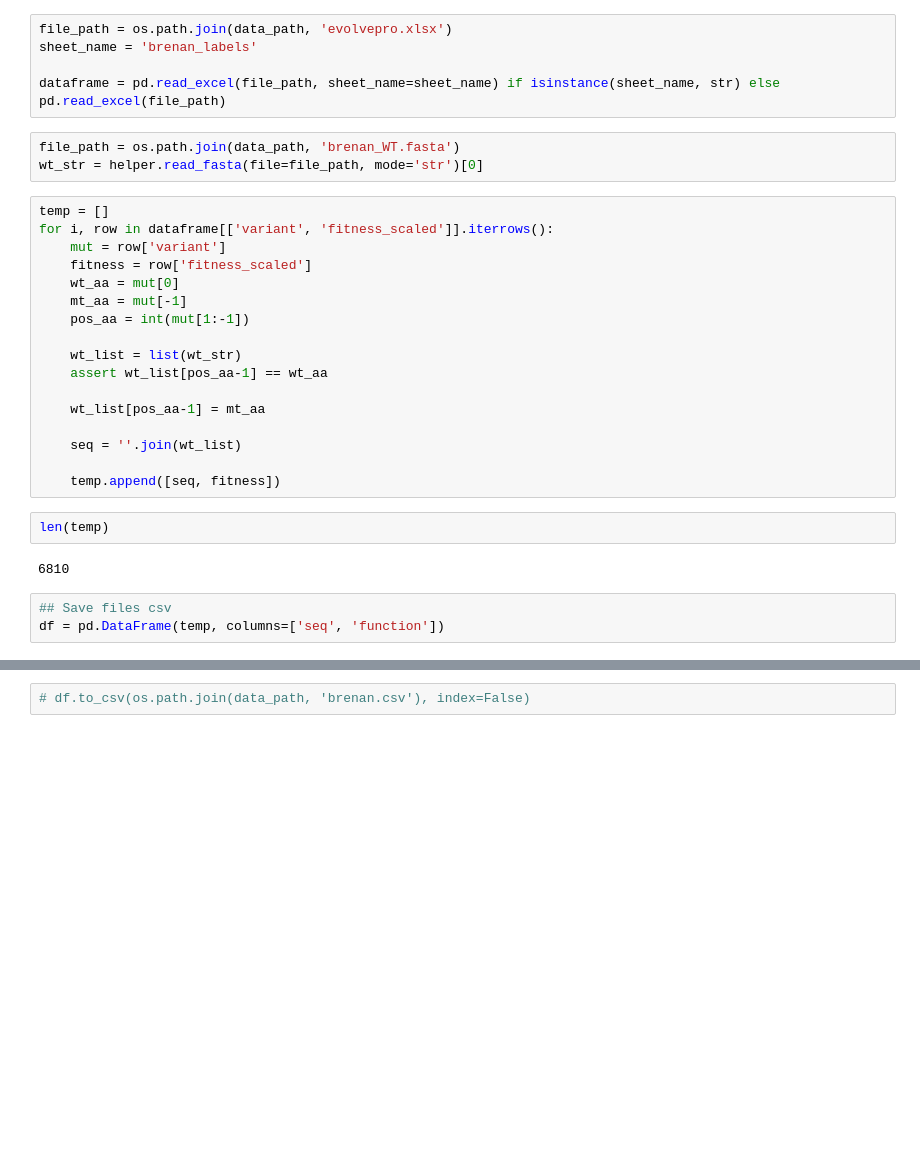
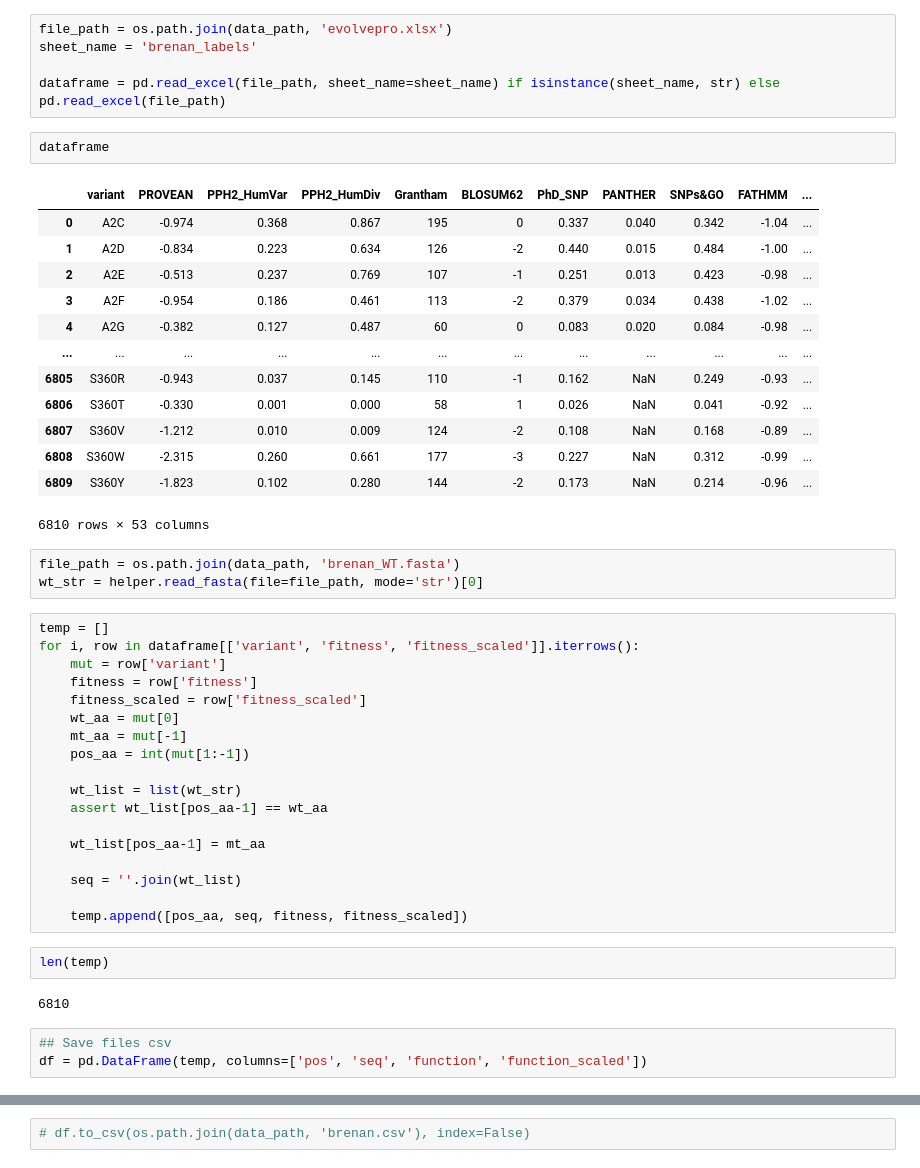
Before and after one commit to kevingeo11/DomainPrediction, a Jupyter notebook: src/AL_Testing/Evolvepro/get_fasta.ipynb, the cells around one changed output, grey strips where cells are left out. Cells and saved outputs as stored; diff of their text form; blank space fills up the shorter version.

```diff
--- a/src/AL_Testing/Evolvepro/get_fasta.ipynb
+++ b/src/AL_Testing/Evolvepro/get_fasta.ipynb
@@ -54,14 +54,31 @@ file_path = os.path.join(data_path, 'evolvepro.xlsx')
 sheet_name = 'brenan_labels'
 
 dataframe = pd.read_excel(file_path, sheet_name=sheet_name) if isinstance(sheet_name, str) else pd.read_excel(file_path)
+# %%
+dataframe
+# %% [output]
+|  | variant | PROVEAN | PPH2_HumVar | PPH2_HumDiv | Grantham | BLOSUM62 | PhD_SNP | PANTHER | SNPs&GO | FATHMM | ... |
+| 0 | A2C | -0.974 | 0.368 | 0.867 | 195 | 0 | 0.337 | 0.040 | 0.342 | -1.04 | ... |
+| 1 | A2D | -0.834 | 0.223 | 0.634 | 126 | -2 | 0.440 | 0.015 | 0.484 | -1.00 | ... |
+| 2 | A2E | -0.513 | 0.237 | 0.769 | 107 | -1 | 0.251 | 0.013 | 0.423 | -0.98 | ... |
+| 3 | A2F | -0.954 | 0.186 | 0.461 | 113 | -2 | 0.379 | 0.034 | 0.438 | -1.02 | ... |
+| 4 | A2G | -0.382 | 0.127 | 0.487 | 60 | 0 | 0.083 | 0.020 | 0.084 | -0.98 | ... |
+| ... | ... | ... | ... | ... | ... | ... | ... | ... | ... | ... | ... |
+| 6805 | S360R | -0.943 | 0.037 | 0.145 | 110 | -1 | 0.162 | NaN | 0.249 | -0.93 | ... |
+| 6806 | S360T | -0.330 | 0.001 | 0.000 | 58 | 1 | 0.026 | NaN | 0.041 | -0.92 | ... |
+| 6807 | S360V | -1.212 | 0.010 | 0.009 | 124 | -2 | 0.108 | NaN | 0.168 | -0.89 | ... |
+| 6808 | S360W | -2.315 | 0.260 | 0.661 | 177 | -3 | 0.227 | NaN | 0.312 | -0.99 | ... |
+| 6809 | S360Y | -1.823 | 0.102 | 0.280 | 144 | -2 | 0.173 | NaN | 0.214 | -0.96 | ... |
+6810 rows × 53 columns
 # %%
 file_path = os.path.join(data_path, 'brenan_WT.fasta')
 wt_str = helper.read_fasta(file=file_path, mode='str')[0]
 # %%
 temp = []
-for i, row in dataframe[['variant', 'fitness_scaled']].iterrows():
+for i, row in dataframe[['variant', 'fitness', 'fitness_scaled']].iterrows():
     mut = row['variant']
-    fitness = row['fitness_scaled']
+    fitness = row['fitness']
+    fitness_scaled = row['fitness_scaled']
     wt_aa = mut[0]
     mt_aa = mut[-1]
     pos_aa = int(mut[1:-1])
@@ -73,14 +90,14 @@ for i, row in dataframe[['variant', 'fitness_scaled']].iterrows():
 
     seq = ''.join(wt_list)
 
-    temp.append([seq, fitness])
+    temp.append([pos_aa, seq, fitness, fitness_scaled])
 # %%
 len(temp)
 # %% [output]
 6810
 # %%
 ## Save files csv
-df = pd.DataFrame(temp, columns=['seq', 'function'])
+df = pd.DataFrame(temp, columns=['pos', 'seq', 'function', 'function_scaled'])
 # %%
 df.head()
 # %% [output]
```
Also changed, not shown: parts of 3 cells of this notebook, 5 other files.
